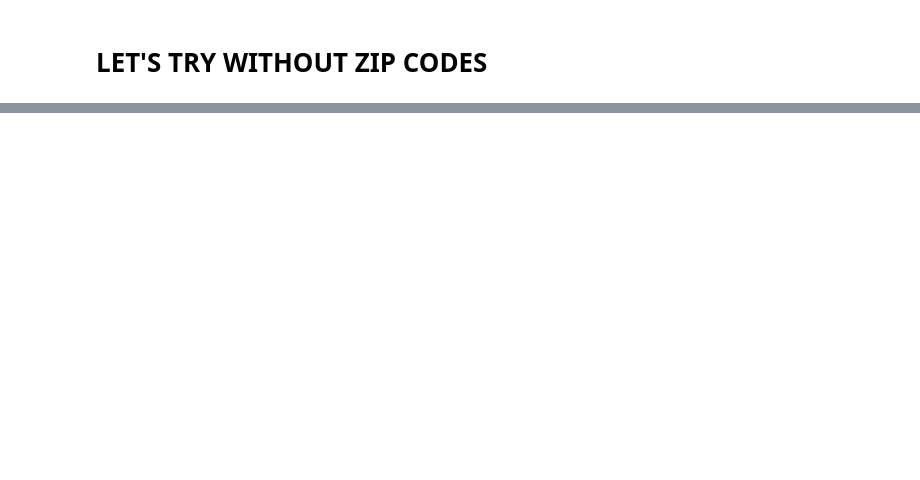
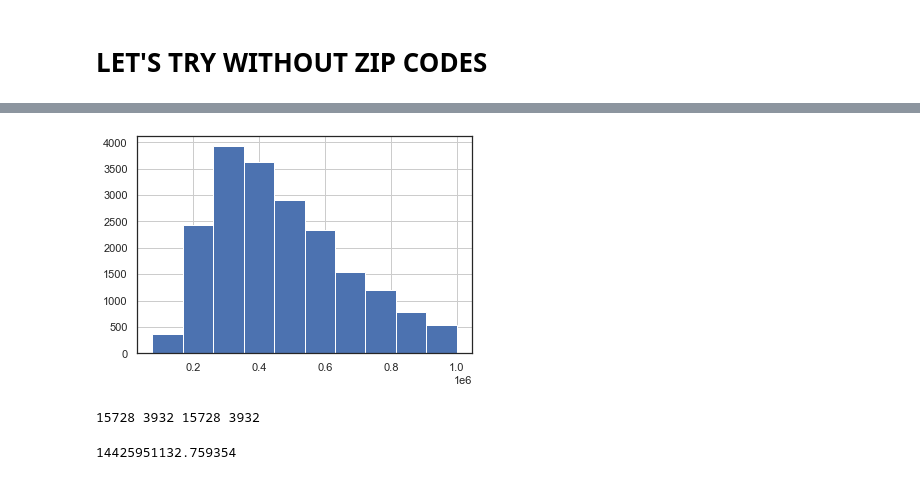
Before and after one commit to dquillao/dsc-mod-2-project-v2-1-online-ds-sp-000, a Jupyter notebook: student.ipynb, the cells around one changed output, grey strips where cells are left out. Saved outputs shown, nothing was run; the diff lists cells and outputs as text; code cells hidden in the pictures; blank space fills up the shorter version.

Commit message:
In-progress

```diff
--- a/student.ipynb
+++ b/student.ipynb
@@ -1188,0 +1514,6 @@ cv_5_results.mean()
+# %%
+# From here, make additional refinements to your model based on the above analysis. As you progress, continue to go back and check the assumptions for the updated model. Be sure to attempt at least two additional model refinements.
+#Comment: Based on the above plots, it seems as though outliers are having a substantial impact on the model. As such, removing outliers may be appropriate. Investigating the impact of a log transformation is also worthwhile.
+df.price.hist();
+# %% [output]
+[figure, added]
@@ -1188,0 +1526,5 @@ cv_5_results.mean()
+# %%
+# A brief preview of train-test split
+print(len(X_train), len(X_test), len(y_train), len(y_test))
+# %% [output]
+15728 3932 15728 3932
@@ -1188,0 +1534,7 @@ cv_5_results.mean()
+# %%
+test_residuals = y_hat_test - y_test
+
+test_mse = mean_squared_error(y_test, y_hat_test)
+test_mse
+# %% [output]
+14425951132.759354
```
Also changed, not shown: parts of 43 cells of this notebook.
